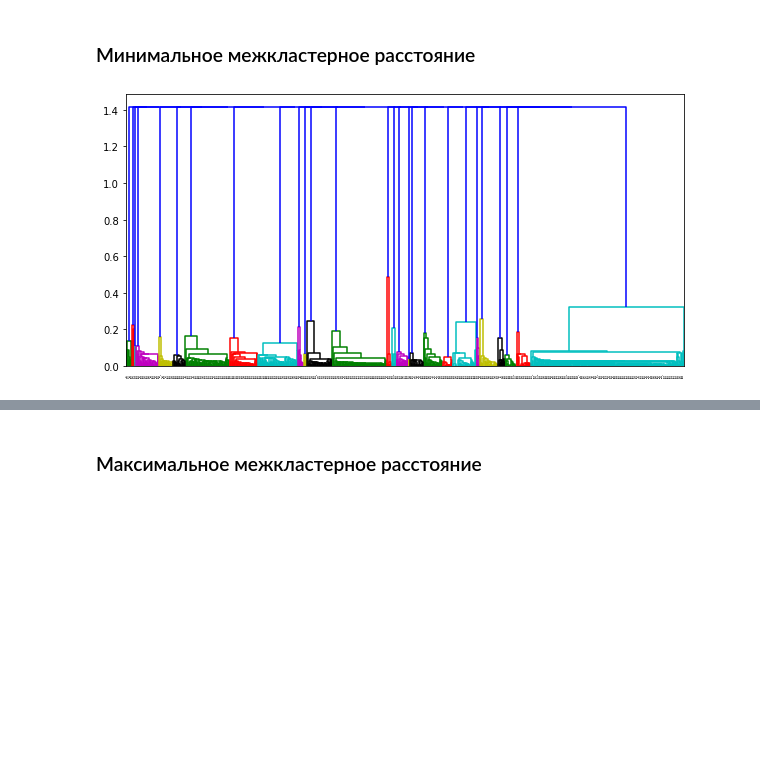
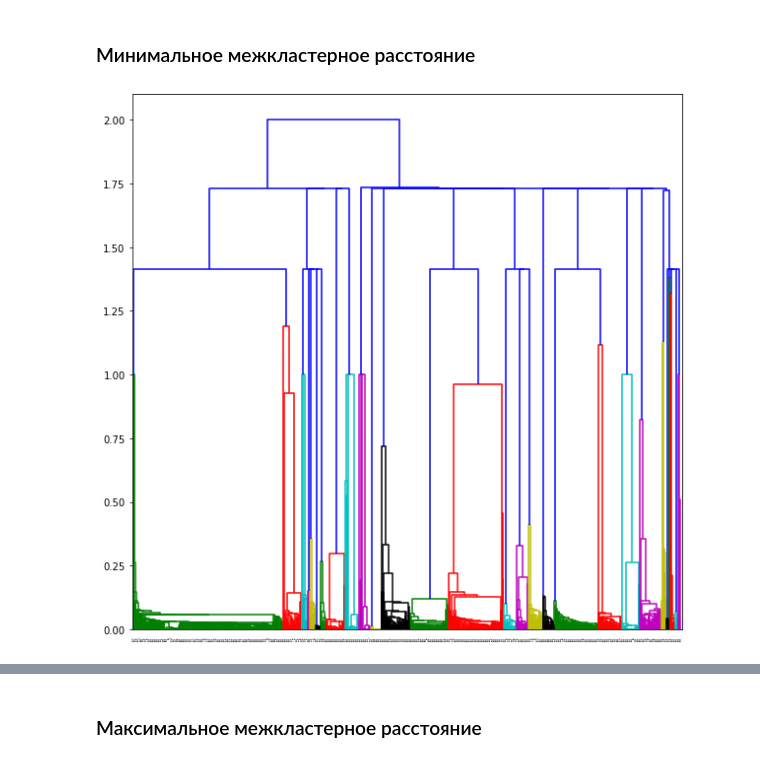
Before and after one commit to anafisa/GPN_2020, a Jupyter notebook: shop_clustering .ipynb, the cells around one changed output, grey strips where cells are left out. Cells and saved outputs as stored; diff of their text form; code cells hidden in the pictures; blank space fills up the shorter version.

```diff
--- a/shop_clustering .ipynb
+++ b/shop_clustering .ipynb
@@ -422,7 +350,0 @@ from sklearn.metrics import davies_bouldin_score
-# %%
-# df2 = data2.drop(columns=['shop_id']).copy()
-df3 = data3.drop(columns=['shop_id']).copy()
-df4 = data4.drop(columns=['shop_id']).copy()
-# df4 = data4.drop(columns=['shop_id']).copy()
-# df5 = data5.drop(columns=['shop_id']).copy()
-d = df3.to_numpy()
@@ -635,0 +626,3 @@ array([[-1.11 , -0.974, -0.614, ..., -0.601, -0.264, -0.891],
+# %%
+col = ['Съедобный хлам', 'Солярка', 'Оружие', 'Ядер-Кола', 'Броня и одежда','Жидкости для тачки', 'Хлам', 'Патроны', 'Медпрепараты и еда']
+new_idea[col] = pd.DataFrame(preprocessing.normalize(new_idea[col]), columns = col )
@@ -636,21 +645,2 @@ array([[-1.11 , -0.974, -0.614, ..., -0.601, -0.264, -0.891],
 # %% [markdown]
 ### 4.2. K-Means
-# %%
-# Импортируем библиотеки
-from sklearn import datasets
-from sklearn.cluster import KMeans
-
-
-# Описываем модель
-model = KMeans(n_clusters=25) # подумать о количестве кластеров
-
-# Проводим моделирование
-model.fit(df3)
-
-# Предсказание на всем наборе данных
-all_predictions = model.predict(df3)
-
-# Выводим предсказания
-
-print(all_predictions)
-print(metrics.silhouette_score(d, all_predictions))
@@ -682,14 +765,14 @@ from scipy.cluster import hierarchy
 ### Минимальное межкластерное расстояние
 # %%
 mergings3 = linkage(df3.to_numpy(), method='single')
-mergings4 = linkage(df4.to_numpy(), method='single')
+mergings4 = linkage(new_idea.to_numpy(), method='single')
 
-fig = plt.figure(figsize=(10, 5))
-dendrogram(mergings3,leaf_font_size=2)
+fig = plt.figure(figsize=(10, 10))
+dendrogram(mergings4,leaf_font_size=2)
 
 plt.show()
 # %% [output]
-[figure, old version]
+[figure, new version]
 # %%
 mergings3 = linkage(df3.to_numpy(), method='single')
 mergings4 = linkage(df4.to_numpy(), method='single')
```
Also changed, not shown: parts of 105 cells of this notebook.
